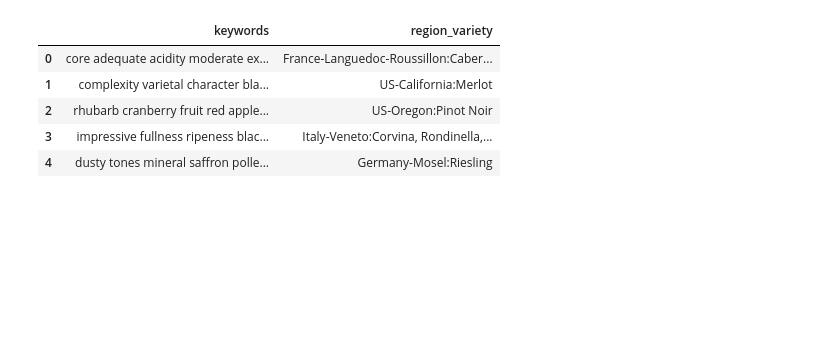
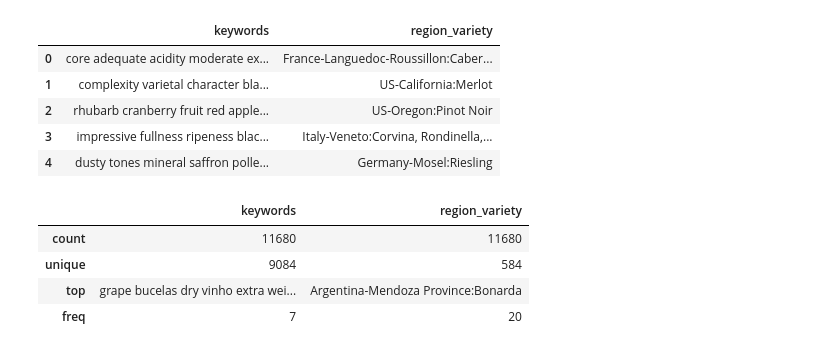
Before and after one commit to CeleritasML/sommelier-app, a Jupyter notebook: notebooks/stacking.ipynb, the cells around one changed output. Drawn from its saved outputs; the diff is of its cells as text; code cells hidden in the pictures; blank space fills up the shorter version.

```diff
--- a/notebooks/stacking.ipynb
+++ b/notebooks/stacking.ipynb
@@ -10,8 +10,8 @@ data = {
             pd.read_csv("../data/wine_keywords_train.csv"),
             pd.read_csv("../data/wine_keywords_val.csv"),
         ]
-    ).dropna(),
-    "test": pd.read_csv("../data/wine_keywords_test.csv").dropna(),
+    ),
+    "test": pd.read_csv("../data/wine_keywords_test.csv"),
 }
 # %%
 data["train"].head()
@@ -22,6 +22,21 @@ data["train"].head()
 | 2 | rhubarb cranberry fruit red apple... | US-Oregon:Pinot Noir |
 | 3 | impressive fullness ripeness blac... | Italy-Veneto:Corvina, Rondinella,... |
 | 4 | dusty tones mineral saffron polle... | Germany-Mosel:Riesling |
+# %%
+data_slim = (
+    data["train"]
+    .groupby("region_variety")
+    .apply(lambda x: x.sample(20, random_state=42, replace=True))
+    .reset_index(drop=True)
+)
+# %%
+data_slim.describe()
+# %% [output]
+|  | keywords | region_variety |
+| count | 11680 | 11680 |
+| unique | 9084 | 584 |
+| top | grape bucelas dry vinho extra wei... | Argentina-Mendoza Province:Bonarda |
+| freq | 7 | 20 |
 # %%
 # Count vectorizer
 from sklearn.feature_extraction.text import CountVectorizer
```
Also changed, not shown: parts of 18 cells of this notebook, 1 other file.
